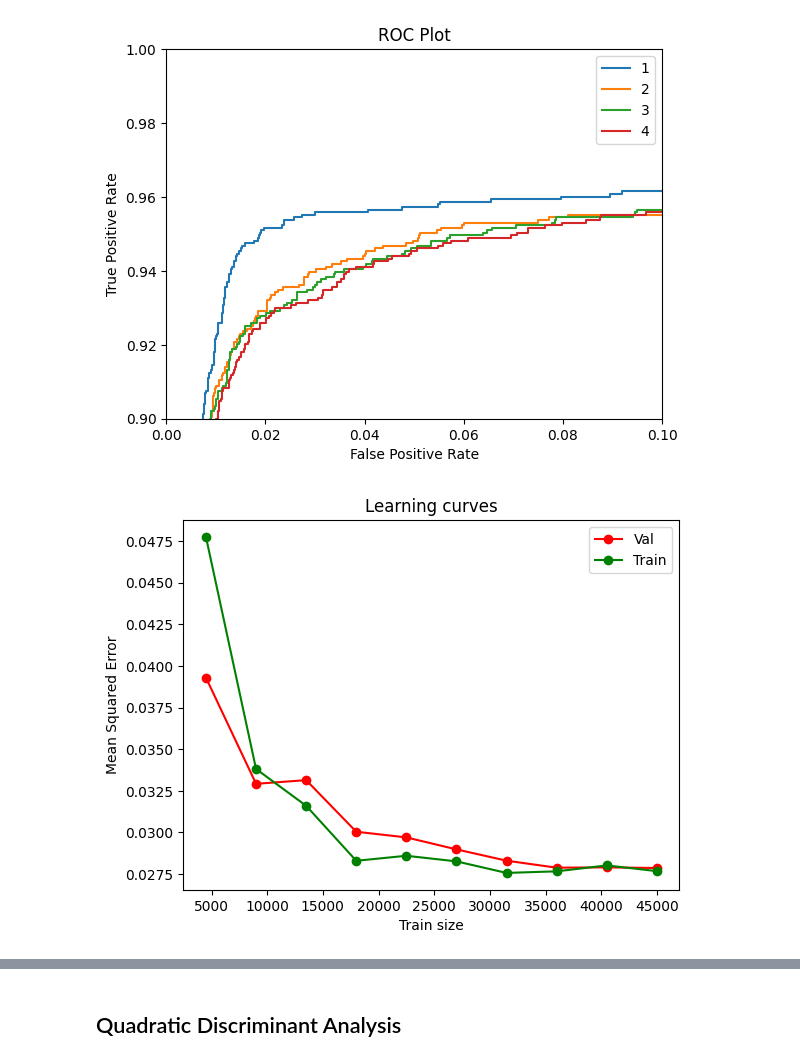
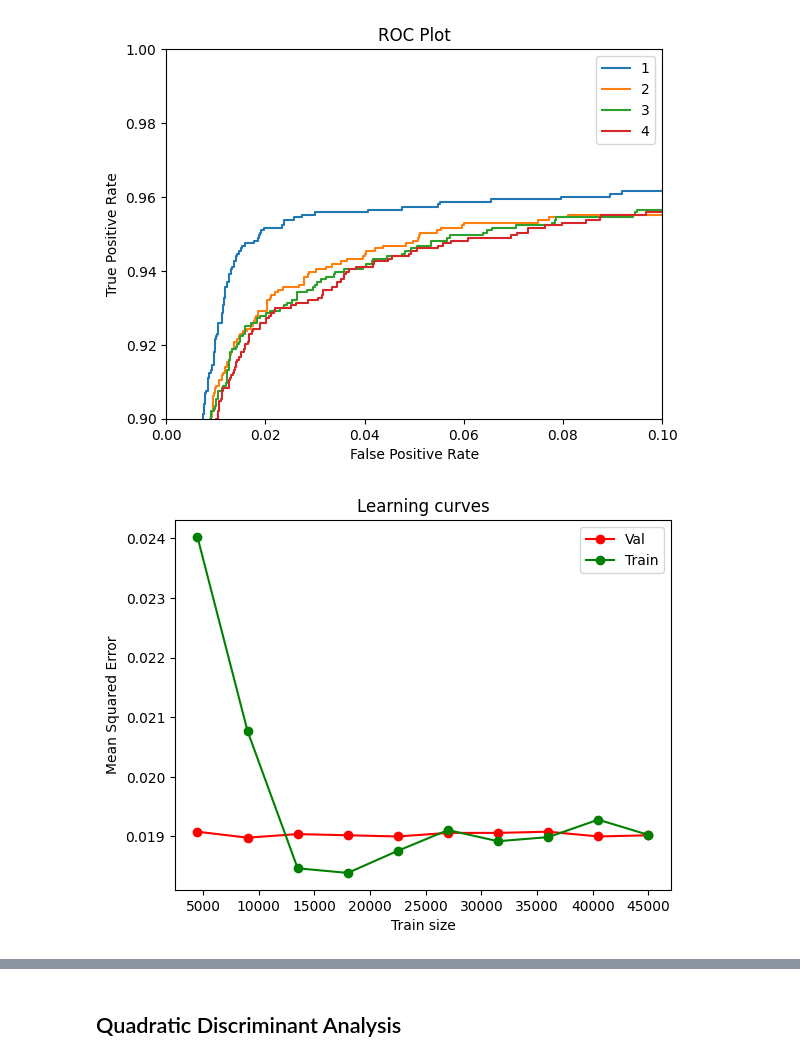
Before and after one commit to matteobosco0203/astrostatistics_bicocca_2026, a Jupyter notebook: working/L19 Gal_vs_Qua.ipynb, the cells around one changed output, grey strips where cells are left out. Cells and saved outputs as stored; diff of their text form; code cells hidden in the pictures.

```diff
--- a/working/L19 Gal_vs_Qua.ipynb
+++ b/working/L19 Gal_vs_Qua.ipynb
@@ -99,23 +100,23 @@ plt.ylim(0.9,1);
 # %%
 from sklearn.linear_model import LinearRegression
 from sklearn.preprocessing import StandardScaler
 from sklearn.model_selection import learning_curve
 
 scaler = StandardScaler()
 Xscaled = scaler.fit_transform(X)
 
 train_sizes, train_scores_clf, test_scores_clf = \
-    learning_curve(clf, Xscaled, y, train_sizes=np.linspace(0.1, 1, 10), \
+    learning_curve(clf, Xscaled[:,0:1], y, train_sizes=np.linspace(0.1, 1, 10), \
     scoring="neg_mean_squared_error", cv=10)
 
 
 plt.plot(train_sizes, -test_scores_clf.mean(1), 'o-', color="r", label="Val")
 plt.plot(train_sizes, -train_scores_clf.mean(1), 'o-', color="g", label="Train")
 
 plt.xlabel("Train size")
 plt.ylabel("Mean Squared Error")
 plt.title('Learning curves')
 plt.legend(loc="best");
 # %% [output]
-[figure, old version]
+[figure, new version]
 # %%
```
Also changed, not shown: parts of 10 cells of this notebook.
